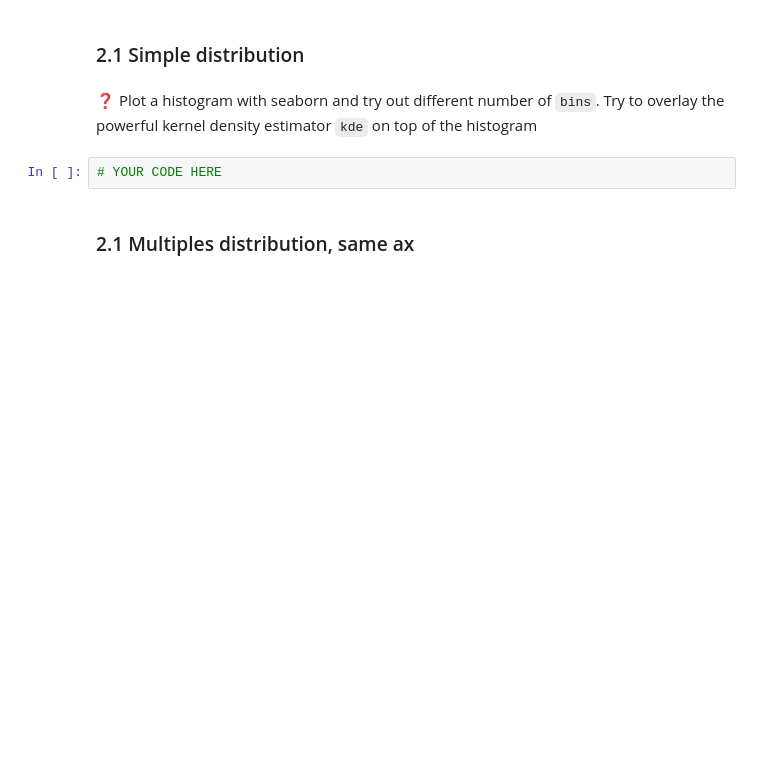
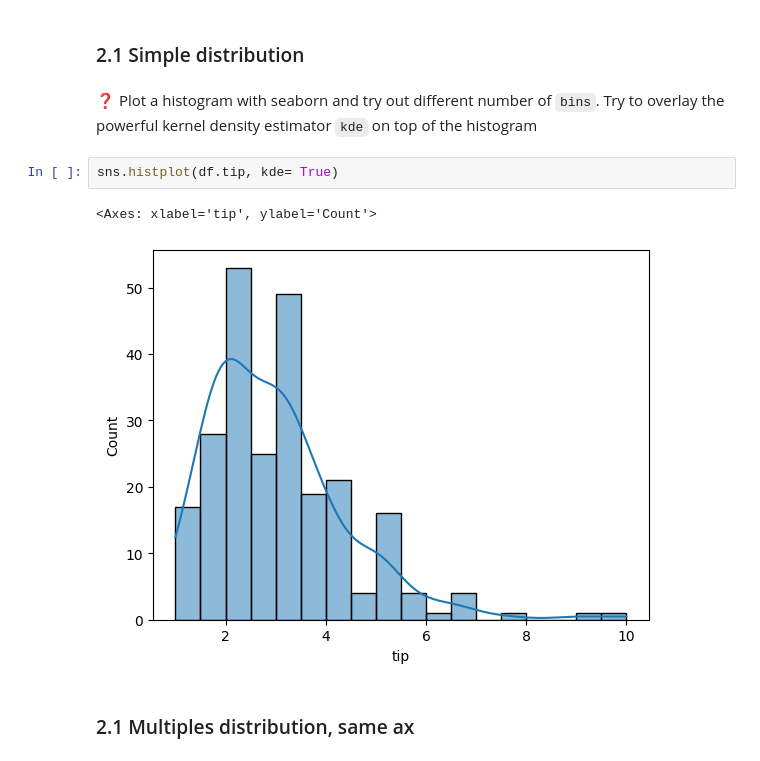
Before and after one commit to saranjthilak/data-seaborn-basics, a Jupyter notebook: seaborn-basics.ipynb, the cells around one changed output. Cells and saved outputs as stored; diff of their text form; blank space fills up the shorter version.

```diff
--- a/seaborn-basics.ipynb
+++ b/seaborn-basics.ipynb
@@ -34,8 +47,11 @@ Let's now analyse the `tips` values.
 ### 2.1 Simple distribution
 # %% [markdown]
 ❓ Plot a histogram with seaborn and try out different number of `bins`. Try to overlay the powerful kernel density estimator `kde` on top of the histogram
-# %%
-# YOUR CODE HERE
+# %%
+sns.histplot(df.tip, kde= True)
+# %% [output]
+<Axes: xlabel='tip', ylabel='Count'>
+[figure, added]
 # %% [markdown]
 ### 2.1 Multiples distribution, same ax
 # %% [markdown]
```
Also changed, not shown: parts of 23 cells of this notebook.
